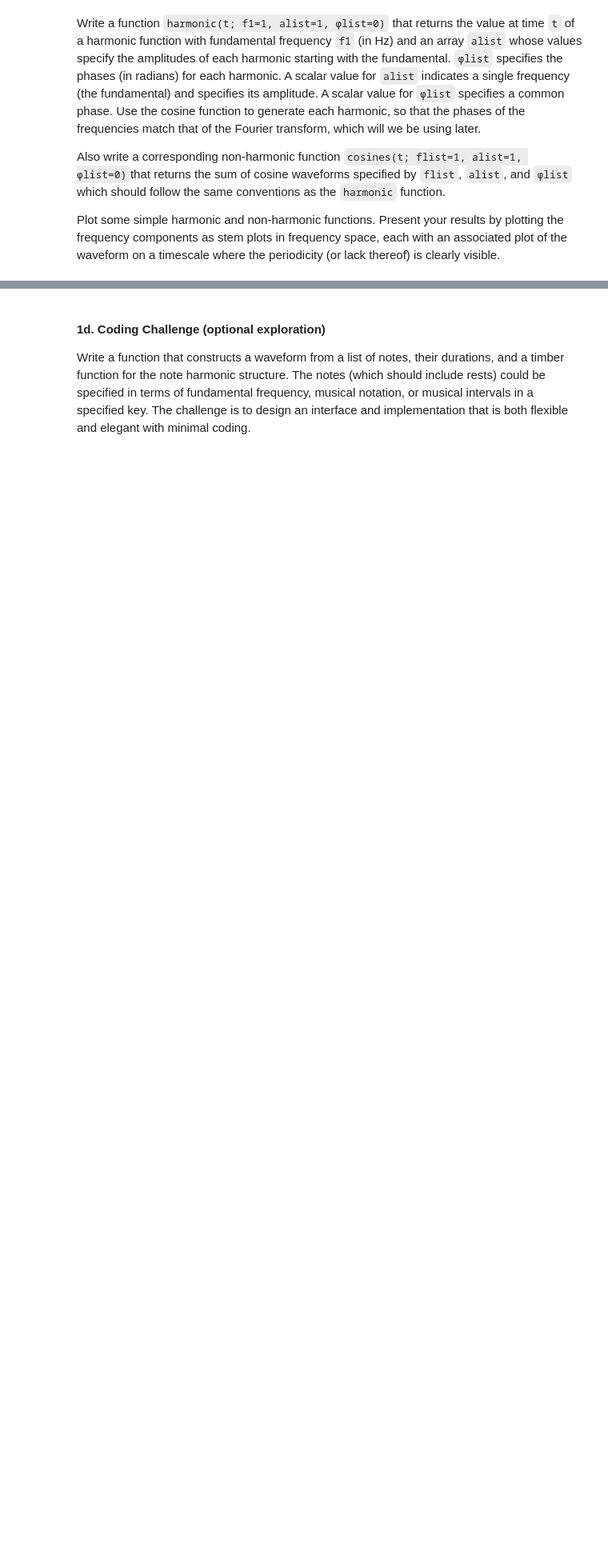
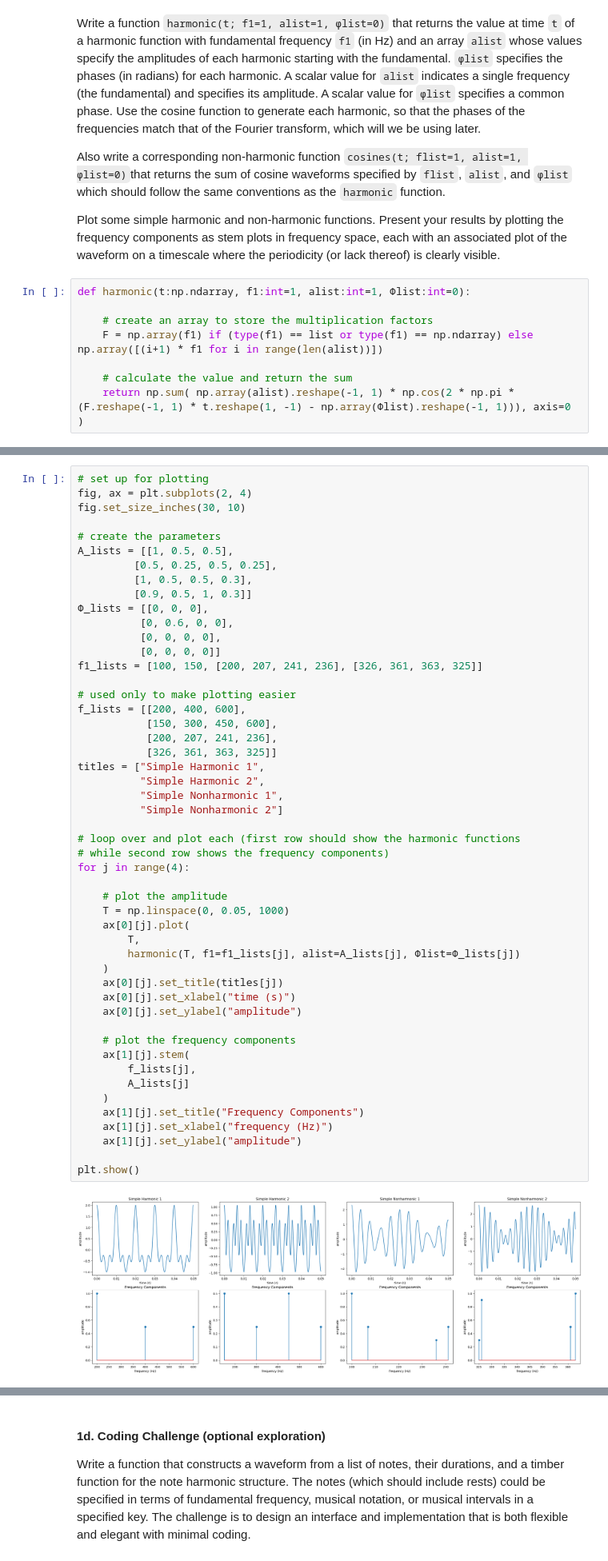
Before and after one commit to sakinkirti/CSDS364, a Jupyter notebook: A4/A4-sak207.ipynb, the cells around one changed output, grey strips where cells are left out. Shown: that part at 80% size. Drawn from its saved outputs; the diff is of its cells as text; blank space fills up the shorter version.

```diff
--- a/A4/A4-sak207.ipynb
+++ b/A4/A4-sak207.ipynb
@@ -55,3 +61,11 @@ Write a function `harmonic(t; f1=1, alist=1, ϕlist=0)` that returns the value a
 Also write a corresponding non-harmonic function `cosines(t; flist=1, alist=1, ϕlist=0)`that returns the sum of cosine waveforms specified by `flist`, `alist`, and `ϕlist` which should follow the same conventions as the `harmonic` function.
 
 Plot some simple harmonic and non-harmonic functions.  Present your results by plotting the frequency components as stem plots in frequency space, each with an associated plot of the waveform on a timescale where the periodicity (or lack thereof) is clearly visible.
+# %%
+def harmonic(t:np.ndarray, f1:int=1, alist:int=1, Φlist:int=0):
+
+    # create an array to store the multiplication factors
+    F = np.array(f1) if (type(f1) == list or type(f1) == np.ndarray) else np.array([(i+1) * f1 for i in range(len(alist))])
+
+    # calculate the value and return the sum
+    return np.sum( np.array(alist).reshape(-1, 1) * np.cos(2 * np.pi * (F.reshape(-1, 1) * t.reshape(1, -1) - np.array(Φlist).reshape(-1, 1))), axis=0 )
@@ -58,3 +77,55 @@ Plot some simple harmonic and non-harmonic functions.  Present your results by p
+# %%
+# set up for plotting
+fig, ax = plt.subplots(2, 4)
+fig.set_size_inches(30, 10)
+
+# create the parameters
+A_lists = [[1, 0.5, 0.5],
+         [0.5, 0.25, 0.5, 0.25],
+         [1, 0.5, 0.5, 0.3],
+         [0.9, 0.5, 1, 0.3]]
+Φ_lists = [[0, 0, 0],
+          [0, 0.6, 0, 0],
+          [0, 0, 0, 0],
+          [0, 0, 0, 0]]
+f1_lists = [100, 150, [200, 207, 241, 236], [326, 361, 363, 325]]
+
+# used only to make plotting easier
+f_lists = [[200, 400, 600],
+           [150, 300, 450, 600],
+           [200, 207, 241, 236],
+           [326, 361, 363, 325]]
+titles = ["Simple Harmonic 1",
+          "Simple Harmonic 2",
+          "Simple Nonharmonic 1",
+          "Simple Nonharmonic 2"]
+
+# loop over and plot each (first row should show the harmonic functions
+# while second row shows the frequency components)
+for j in range(4):
+
+    # plot the amplitude
+    T = np.linspace(0, 0.05, 1000)
+    ax[0][j].plot(
+        T,
+        harmonic(T, f1=f1_lists[j], alist=A_lists[j], Φlist=Φ_lists[j])
+    )
+    ax[0][j].set_title(titles[j])
+    ax[0][j].set_xlabel("time (s)")
+    ax[0][j].set_ylabel("amplitude")
+
+    # plot the frequency components
+    ax[1][j].stem(
+        f_lists[j],
+        A_lists[j]
+    )
+    ax[1][j].set_title("Frequency Components")
+    ax[1][j].set_xlabel("frequency (Hz)")
+    ax[1][j].set_ylabel("amplitude")
+
+plt.show()
+# %% [output]
+[figure, added]
 # %% [markdown]
 #### 1b. Pitch and tone
 
```
Also changed, not shown: parts of 33 cells of this notebook, 12 other files.
